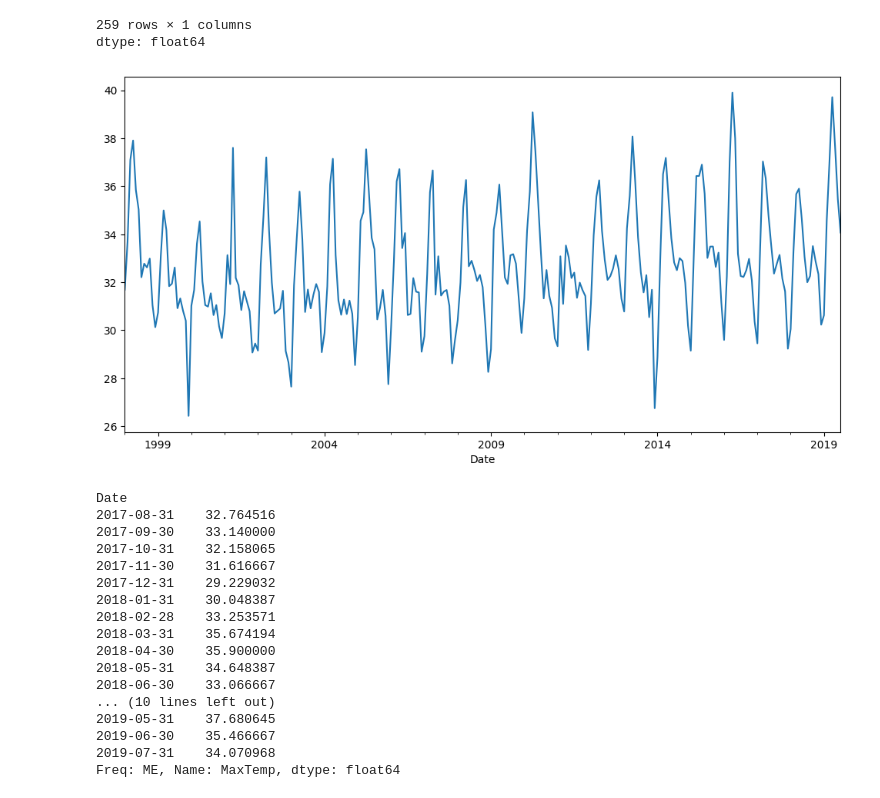
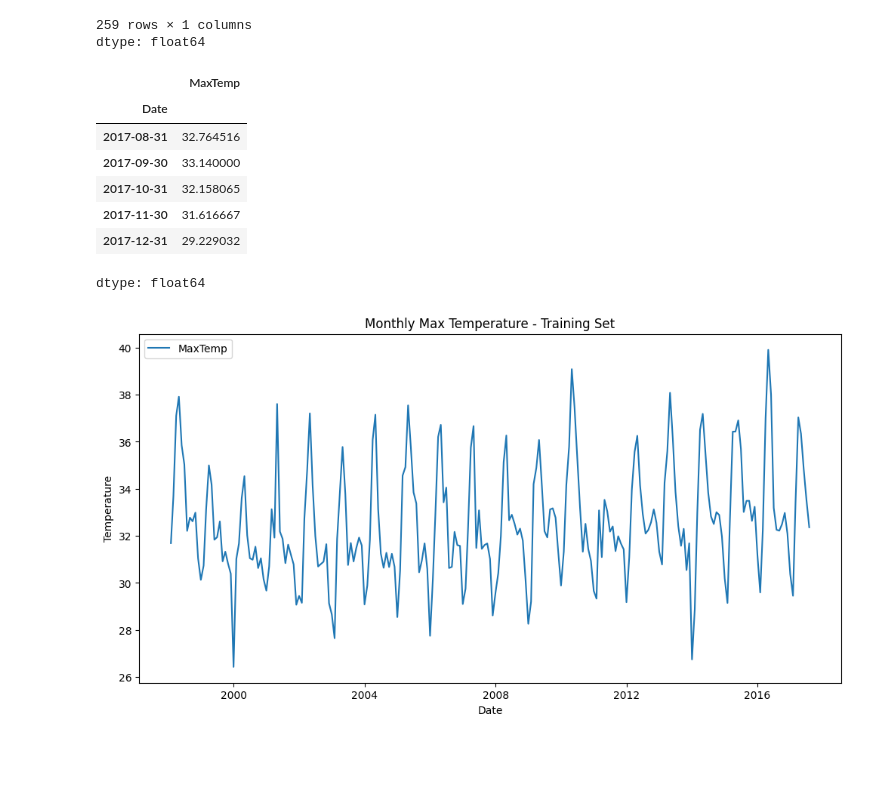
Before and after one commit to AthithepSuksupsri/229351_Lab, a Jupyter notebook: 229351_LAB11_02.ipynb, the cells around one changed output. Cells and saved outputs as stored; diff of their text form; code cells hidden in the pictures; blank space fills up the shorter version.

```diff
--- a/229351_LAB11_02.ipynb
+++ b/229351_LAB11_02.ipynb
@@ -136,11 +139,6 @@ y
 | 2019-07-31 | 34.070968 |
 259 rows × 1 columns
 dtype: float64
-# %%
-plt.figure(figsize=(12,6))
-y.plot();
-# %% [output]
-[figure, removed]
 # %%
 def rmse(y_true,y_pred):
   # Inputs
@@ -151,22 +149,23 @@ def rmse(y_true,y_pred):
 train = y[:-24]
 test = y[-24:]
 
-print(test)
+test.head()
 # %% [output]
+|  | MaxTemp |
+| Date |  |
+| 2017-08-31 | 32.764516 |
+| 2017-09-30 | 33.140000 |
+| 2017-10-31 | 32.158065 |
+| 2017-11-30 | 31.616667 |
+| 2017-12-31 | 29.229032 |
-Date
-2017-08-31    32.764516
-2017-09-30    33.140000
-2017-10-31    32.158065
-2017-11-30    31.616667
-2017-12-31    29.229032
-2018-01-31    30.048387
-2018-02-28    33.253571
-2018-03-31    35.674194
-2018-04-30    35.900000
-2018-05-31    34.648387
-2018-06-30    33.066667
-... (10 lines left out)
-2019-05-31    37.680645
-2019-06-30    35.466667
-2019-07-31    34.070968
-Freq: ME, Name: MaxTemp, dtype: float64
+dtype: float64
+# %%
+plt.figure(figsize=(12, 6))
+plt.plot(train, label='MaxTemp')
+plt.xlabel("Date")
+plt.ylabel("Temperature")
+plt.title("Monthly Max Temperature - Training Set")
+plt.legend()
+plt.show()
+# %% [output]
+[figure, added]
```
Also changed, not shown: parts of 9 cells of this notebook.
